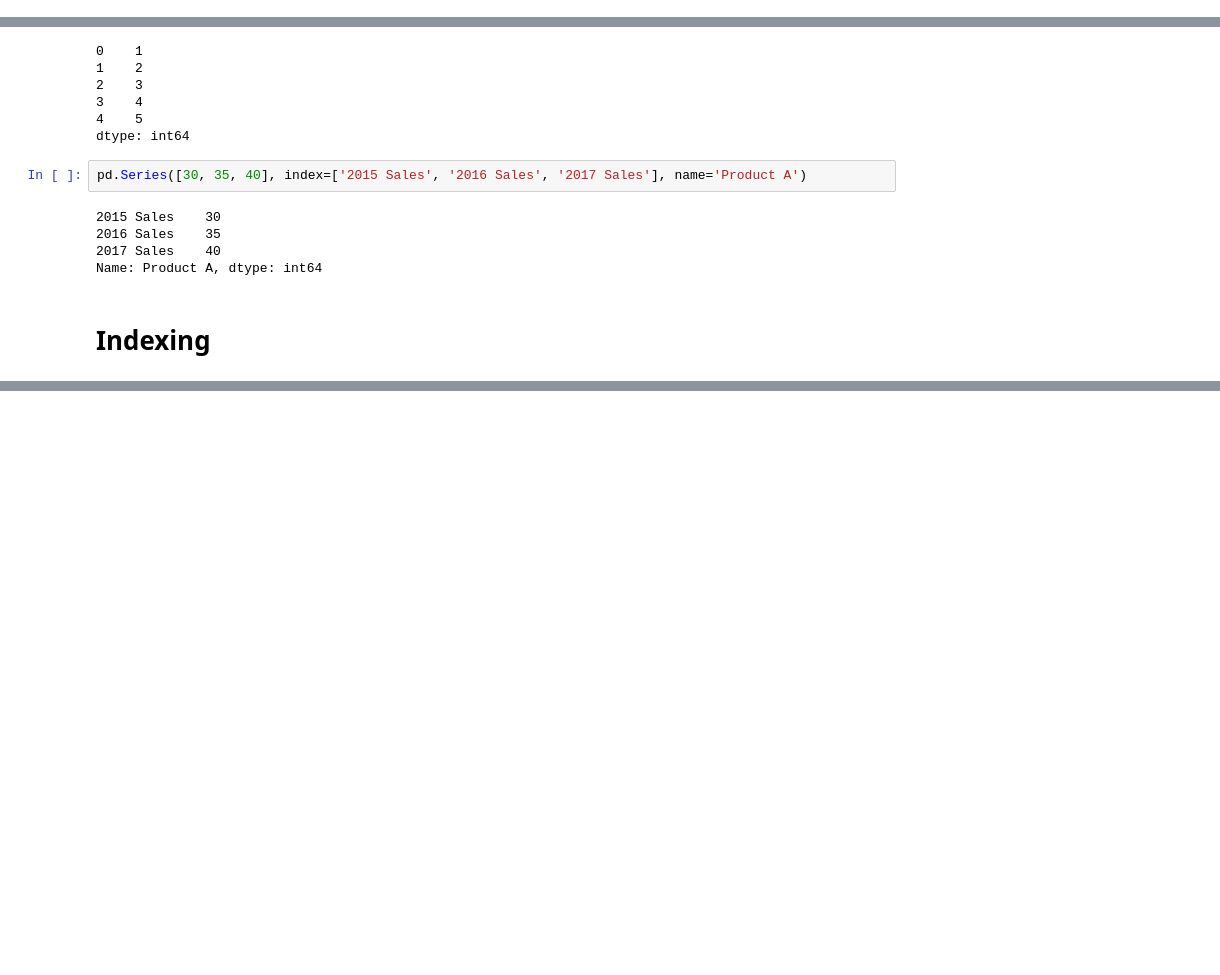
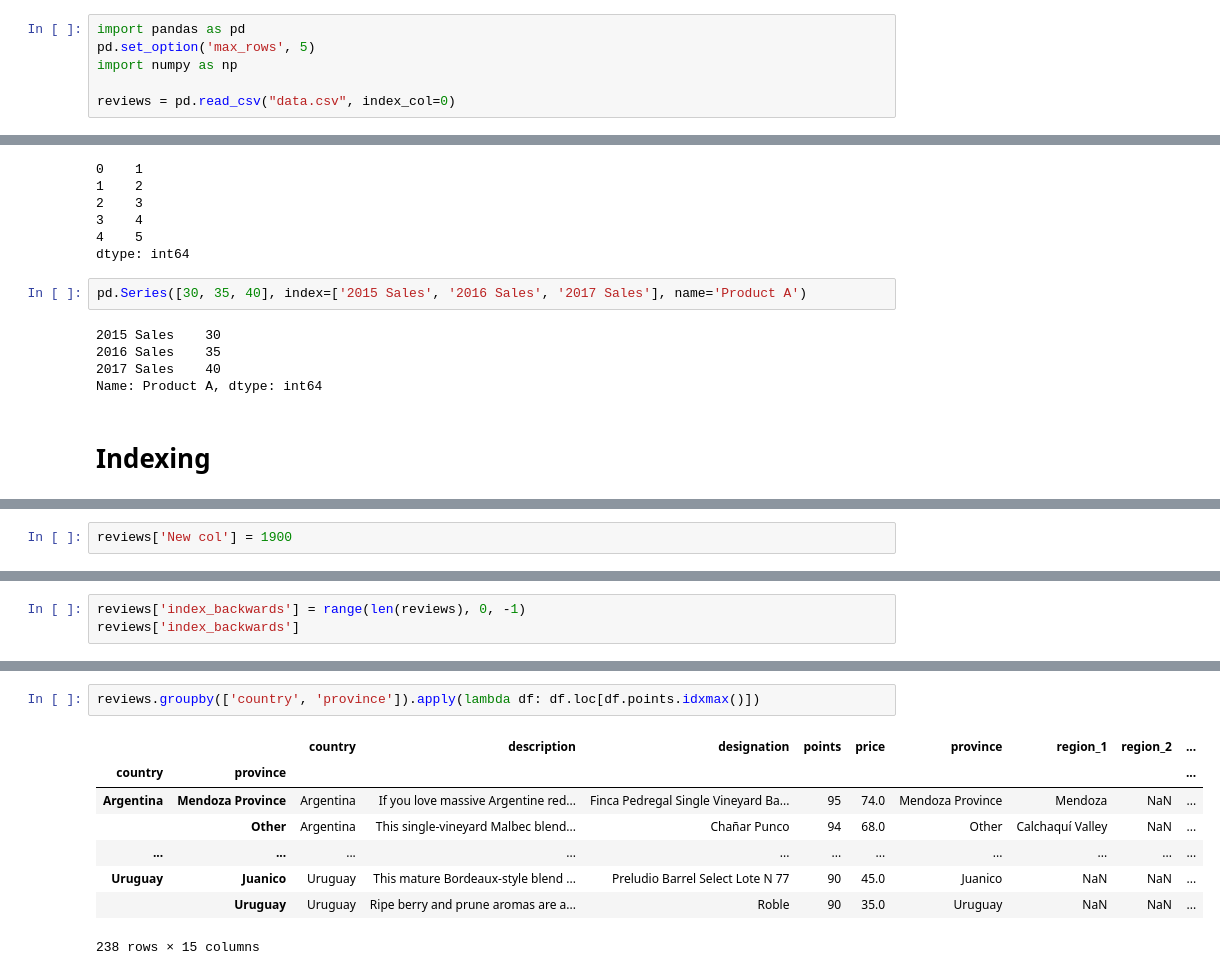
Before and after one commit to bartlomiejnowak94/Python-playground, a Jupyter notebook: Modules/Pandas/modules_pandas.ipynb, the cells around one changed output, grey strips where cells are left out. Saved outputs shown, nothing was run; the diff lists cells and outputs as text; blank space fills up the shorter version.

Commit message:
Update pandas module and init Wine Reviews

```diff
--- a/Modules/Pandas/modules_pandas.ipynb
+++ b/Modules/Pandas/modules_pandas.ipynb
@@ -3,3 +1,9 @@ import pandas as pd
+# %%
+import pandas as pd
+pd.set_option('max_rows', 5)
+import numpy as np
+
+reviews = pd.read_csv("data.csv", index_col=0)
 # %% [markdown]
 # DataFrames
 # %%
@@ -47,0 +211,2 @@ Name: Product A, dtype: int64
+# %%
+reviews['New col'] = 1900
@@ -47,0 +222,3 @@ Name: Product A, dtype: int64
+# %%
+reviews['index_backwards'] = range(len(reviews), 0, -1)
+reviews['index_backwards']
@@ -47,0 +372,11 @@ Name: Product A, dtype: int64
+# %%
+reviews.groupby(['country', 'province']).apply(lambda df: df.loc[df.points.idxmax()])
+# %% [output]
+|  |  | country | description | designation | points | price | province | region_1 | region_2 | ... |
+| country | province |  |  |  |  |  |  |  |  | ... |
+| Argentina | Mendoza Province | Argentina | If you love massive Argentine red... | Finca Pedregal Single Vineyard Ba... | 95 | 74.0 | Mendoza Province | Mendoza | NaN | ... |
+|  | Other | Argentina | This single-vineyard Malbec blend... | Chañar Punco | 94 | 68.0 | Other | Calchaquí Valley | NaN | ... |
+| ... | ... | ... | ... | ... | ... | ... | ... | ... | ... | ... |
+| Uruguay | Juanico | Uruguay | This mature Bordeaux-style blend ... | Preludio Barrel Select Lote N 77 | 90 | 45.0 | Juanico | NaN | NaN | ... |
+|  | Uruguay | Uruguay | Ripe berry and prune aromas are a... | Roble | 90 | 35.0 | Uruguay | NaN | NaN | ... |
+238 rows × 15 columns
```
Also changed, not shown: parts of 53 cells of this notebook, 4 other files.
